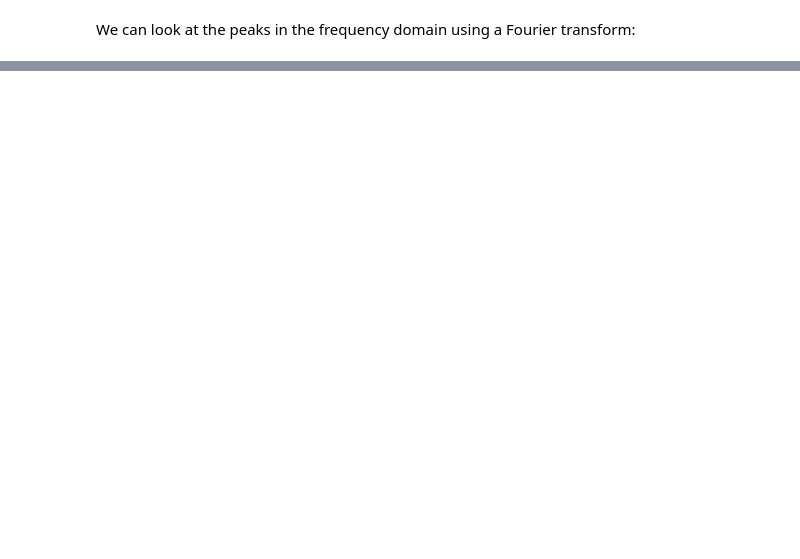
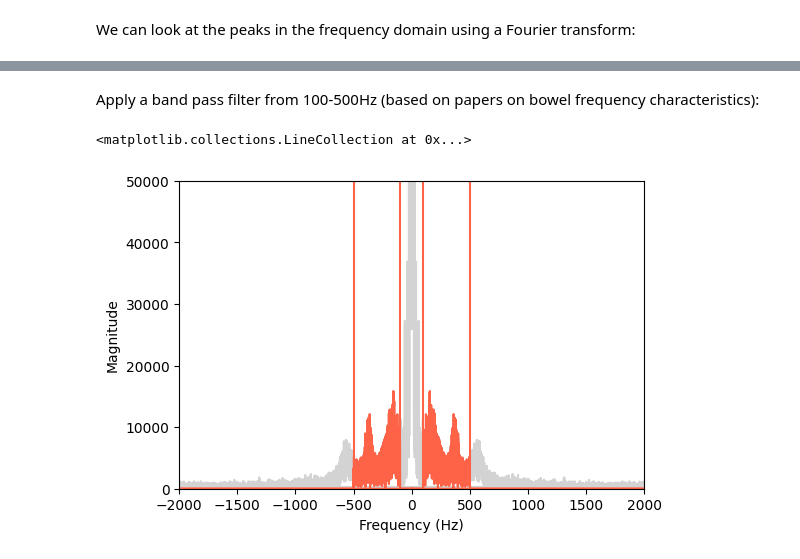
Before and after one commit to YiangChen/Qbio_FPj, a Jupyter notebook: exploration.ipynb, the cells around one changed output, grey strips where cells are left out. Drawn from its saved outputs; the diff is of its cells as text; code cells hidden in the pictures; blank space fills up the shorter version.

```diff
--- a/exploration.ipynb
+++ b/exploration.ipynb
@@ -104,0 +117,2 @@ plot_sample(sample)
+# %%
+x = np.arange(0, sample.data.shape[0]) / sample.rate
@@ -173,0 +158,19 @@ After having a cusory listen to the bowel sounds, there definitely appear to be
+# %% [markdown]
+Apply a band pass filter from 100-500Hz (based on papers on bowel frequency characteristics):
+# %%
+num_samples = len(sample.data)
+yf = fft(y_windowed)
+xf = fftfreq(num_samples, 1 / sample.rate)
+fig, ax = plt.subplots(1, 1, figsize=(6,4))
+plt.plot(xf, np.abs(yf), color="lightgray")
+fail_indices = [ not(abs(x) >= 100 and abs(x) <= 500) for x in xf]
+yf[fail_indices] = 0
+plt.plot(xf, np.abs(yf), color="tomato")
+plt.xlim(-2000, 2000)
+plt.ylim(0, 50000)
+plt.xlabel("Frequency (Hz)")
+plt.ylabel("Magnitude")
+plt.vlines([-500, -100, 100, 500], 0, 50000, color="tomato")
+# %% [output]
+<matplotlib.collections.LineCollection at 0x...>
+[figure, added]
```
Also changed, not shown: parts of 50 cells of this notebook.
